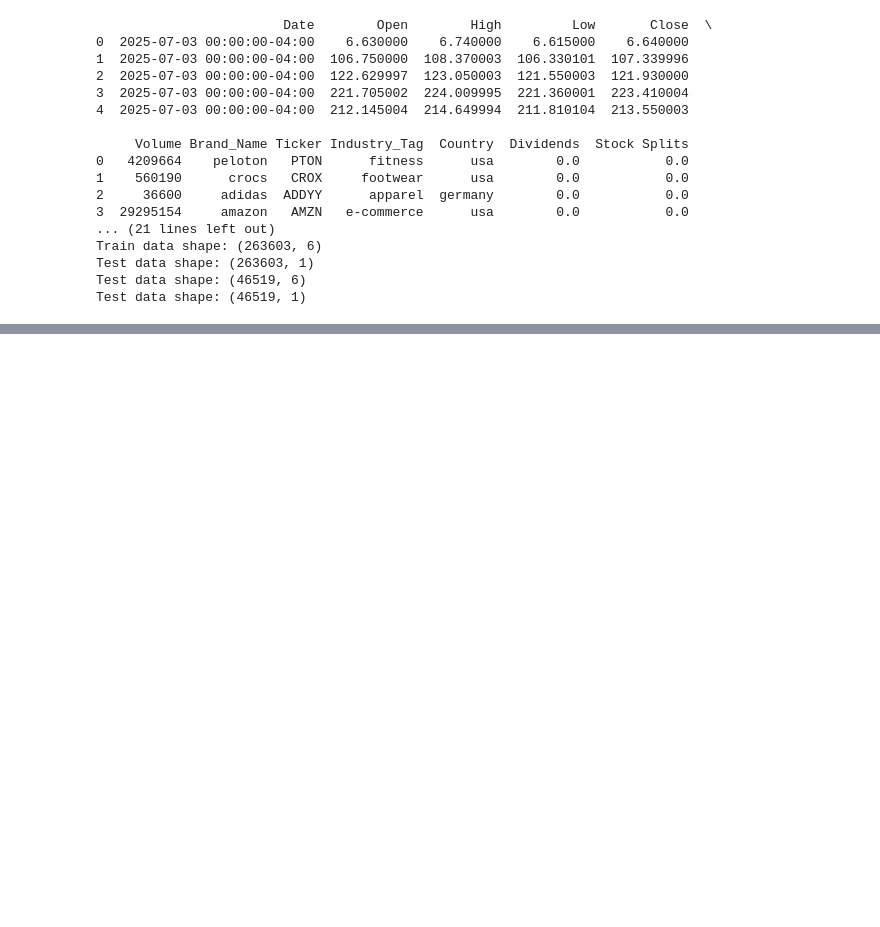
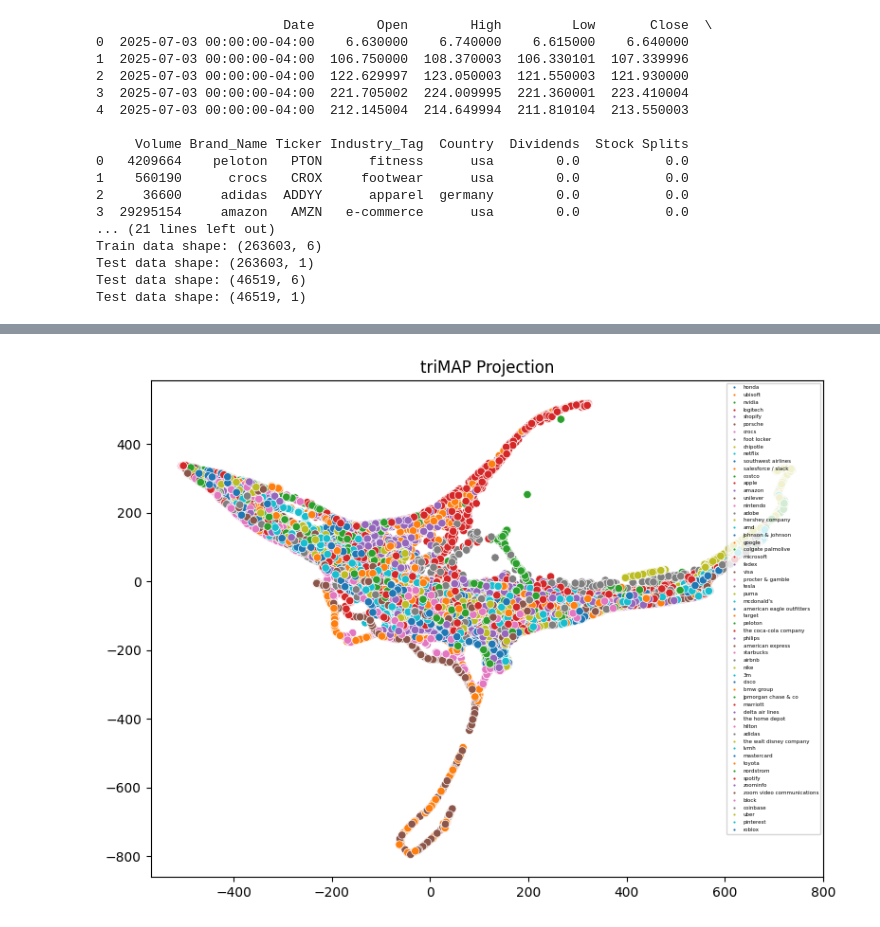
Before and after one commit to Hoot-Vaughn/Stocks_Project, a Jupyter notebook: scripts/clustering.ipynb, the cells around one changed output, grey strips where cells are left out. Saved outputs shown, nothing was run; the diff lists cells and outputs as text; code cells hidden in the pictures; blank space fills up the shorter version.

```diff
--- a/scripts/clustering.ipynb
+++ b/scripts/clustering.ipynb
@@ -110,3 +110,7 @@ graphUMAP(X_test,Y_test)
+# %%
+graphTriMAP(X_test,Y_test)
+# %% [output]
+[figure, added]
 # %%
 import numpy as np
 import matplotlib.pyplot as plt
```
Also changed, not shown: parts of 7 cells of this notebook, 3 other files.
